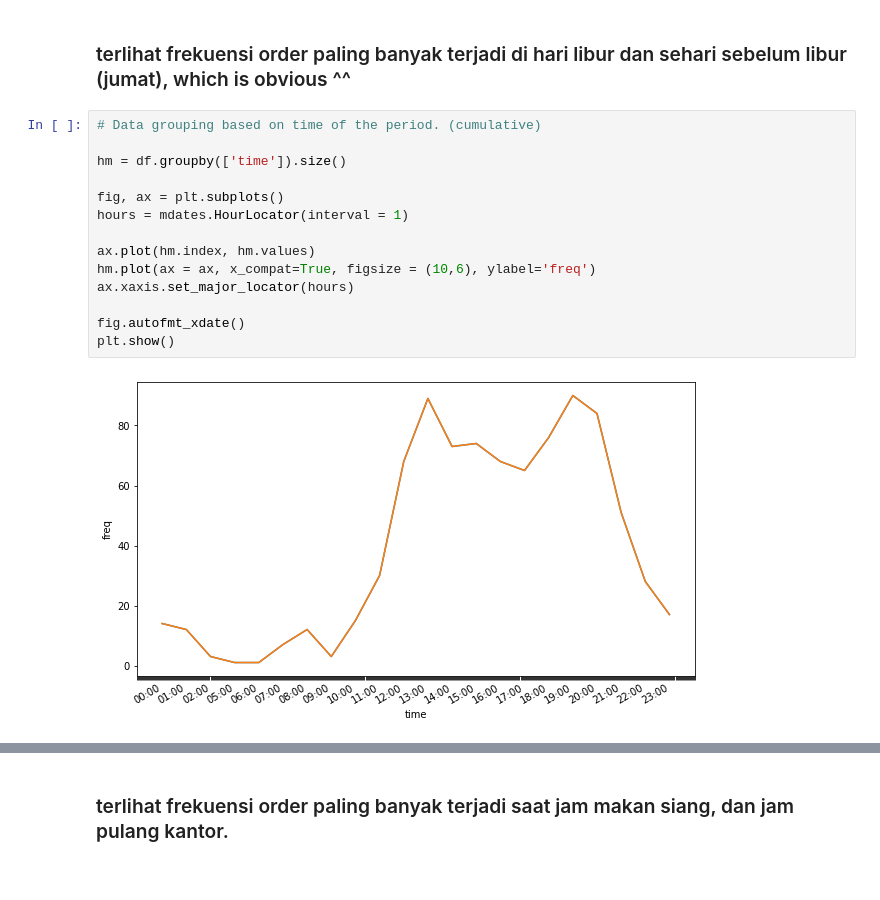
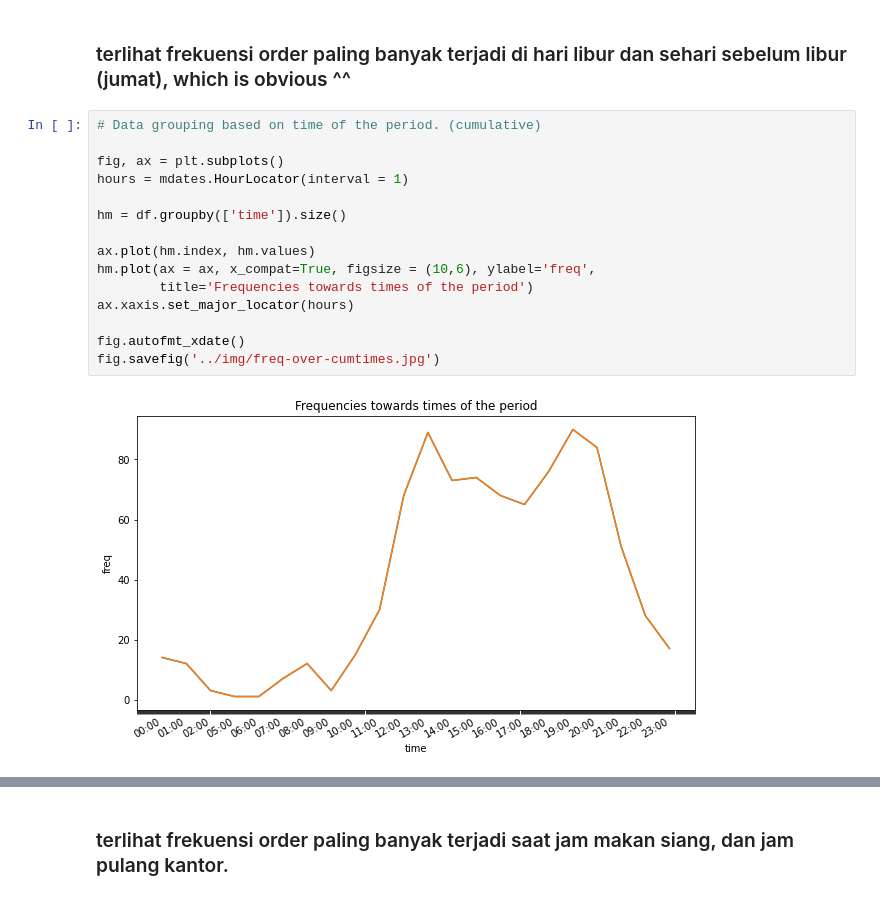
Before and after one commit to akhamr/data-visualize, a Jupyter notebook: notebook/the_code.ipynb, the cells around one changed output, grey strips where cells are left out. Saved outputs shown, nothing was run; the diff lists cells and outputs as text.

```diff
--- a/notebook/the_code.ipynb
+++ b/notebook/the_code.ipynb
@@ -171,17 +190,18 @@ df.groupby(['days']).size().reindex(days).plot(kind='bar', figsize = (10,6), yla
 ### terlihat frekuensi order paling banyak terjadi di hari libur dan sehari sebelum libur (jumat), which is obvious ^^
 # %%
 # Data grouping based on time of the period. (cumulative)
-
-hm = df.groupby(['time']).size()
 
 fig, ax = plt.subplots()
 hours = mdates.HourLocator(interval = 1)
 
+hm = df.groupby(['time']).size()
+
 ax.plot(hm.index, hm.values)
-hm.plot(ax = ax, x_compat=True, figsize = (10,6), ylabel='freq')
+hm.plot(ax = ax, x_compat=True, figsize = (10,6), ylabel='freq',
+        title='Frequencies towards times of the period')
 ax.xaxis.set_major_locator(hours)
 
 fig.autofmt_xdate()
-plt.show()
+fig.savefig('../img/freq-over-cumtimes.jpg')
 # %% [output]
-[figure, old version]
+[figure, new version]
```
Also changed, not shown: parts of 8 cells of this notebook, 3 other files.
